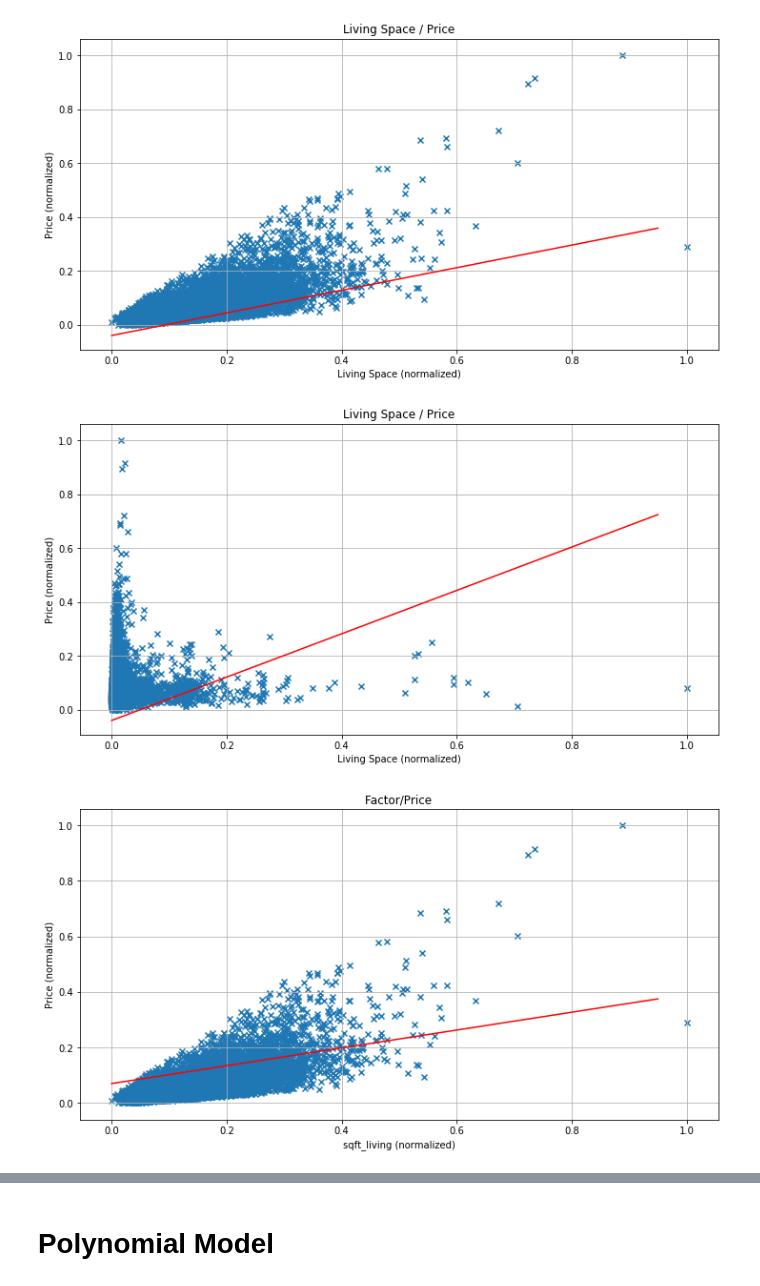
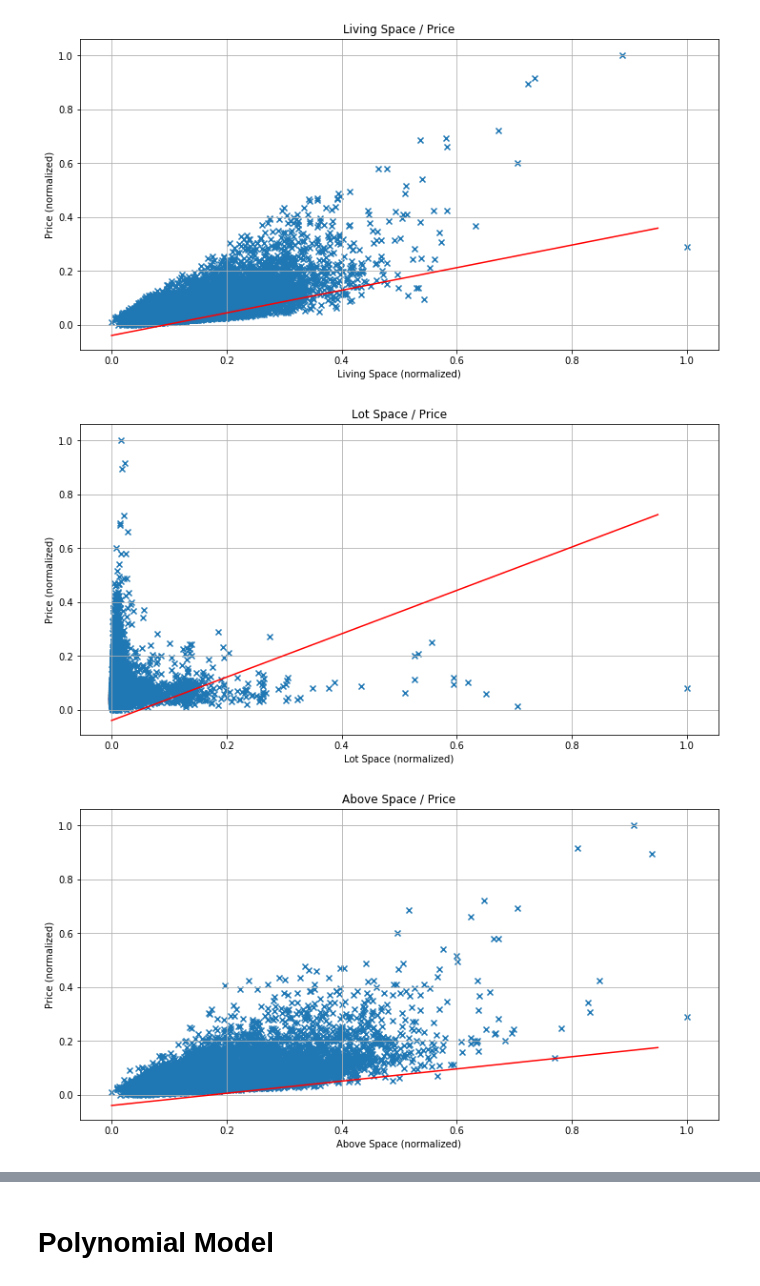
Before and after one commit to engineering-learning-machines/starter, a Jupyter notebook: Linear Regression as the Fundamental of Machine Learning.ipynb, the cells around one changed output, grey strips where cells are left out. Saved outputs shown, nothing was run; the diff lists cells and outputs as text; code cells hidden in the pictures.

```diff
--- a/Linear Regression as the Fundamental of Machine Learning.ipynb
+++ b/Linear Regression as the Fundamental of Machine Learning.ipynb
@@ -635,13 +635,13 @@ plot_multilinear_factor(
 [figure]
 # %%
 plot_multilinear_factor(
-    1, 'Living Space (normalized)', 'Price (normalized)', model_multilinear, 'Living Space / Price'
+    1, 'Lot Space (normalized)', 'Price (normalized)', model_multilinear, 'Lot Space / Price'
 )
 # %% [output]
-[figure, old version]
+[figure, new version]
 # %%
 plot_multilinear_factor(
-    2, 'sqft_living', 'sqft_living (normalized)', 'Price (normalized)', model_multilinear, 'Factor/Price'
+    2, 'Above Space (normalized)', 'Price (normalized)', model_multilinear, 'Above Space / Price'
 )
 # %% [output]
-[figure, old version]
+[figure, new version]
```
Also changed, not shown: parts of 3 cells of this notebook, 1 other file.
